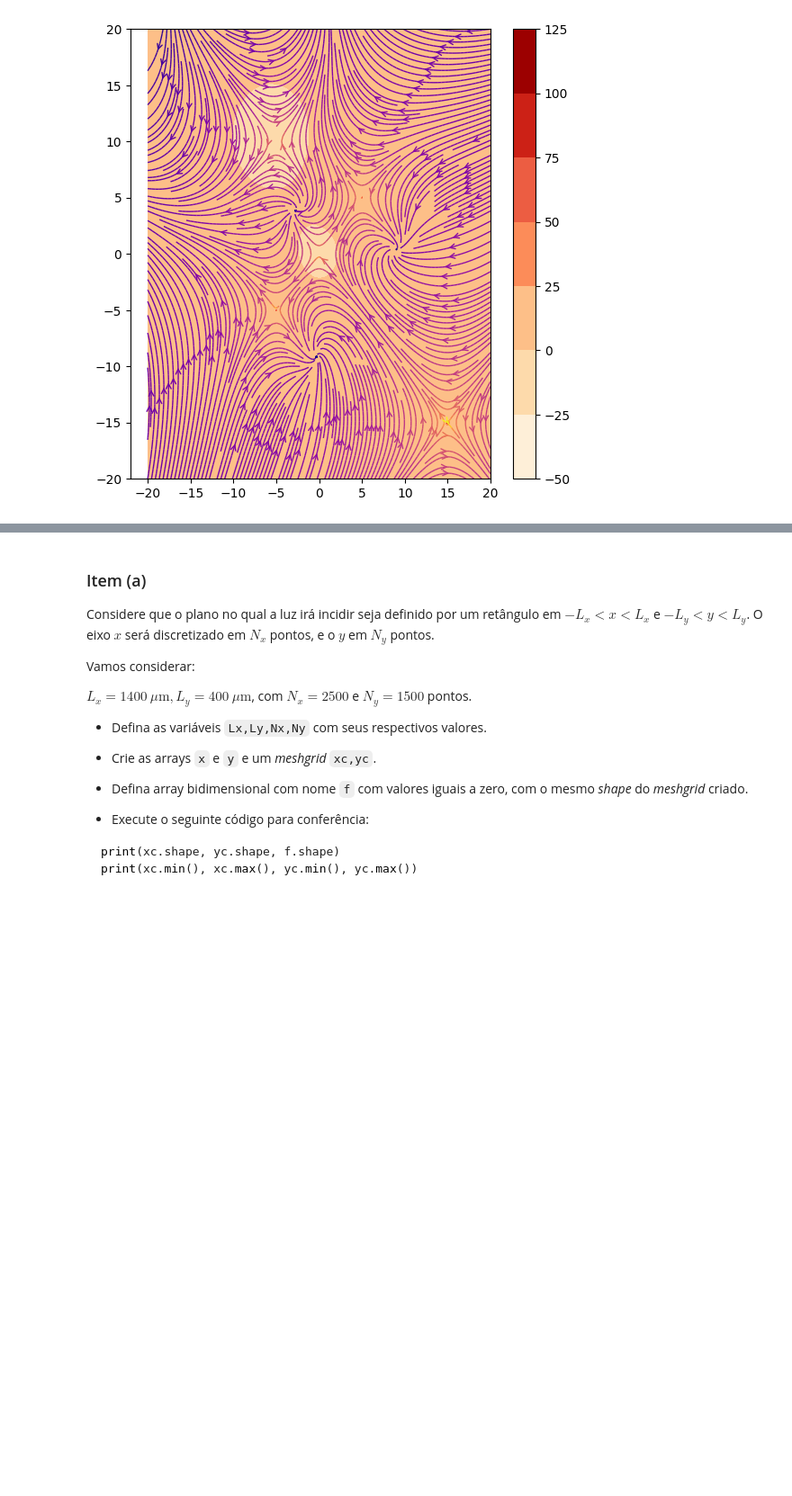
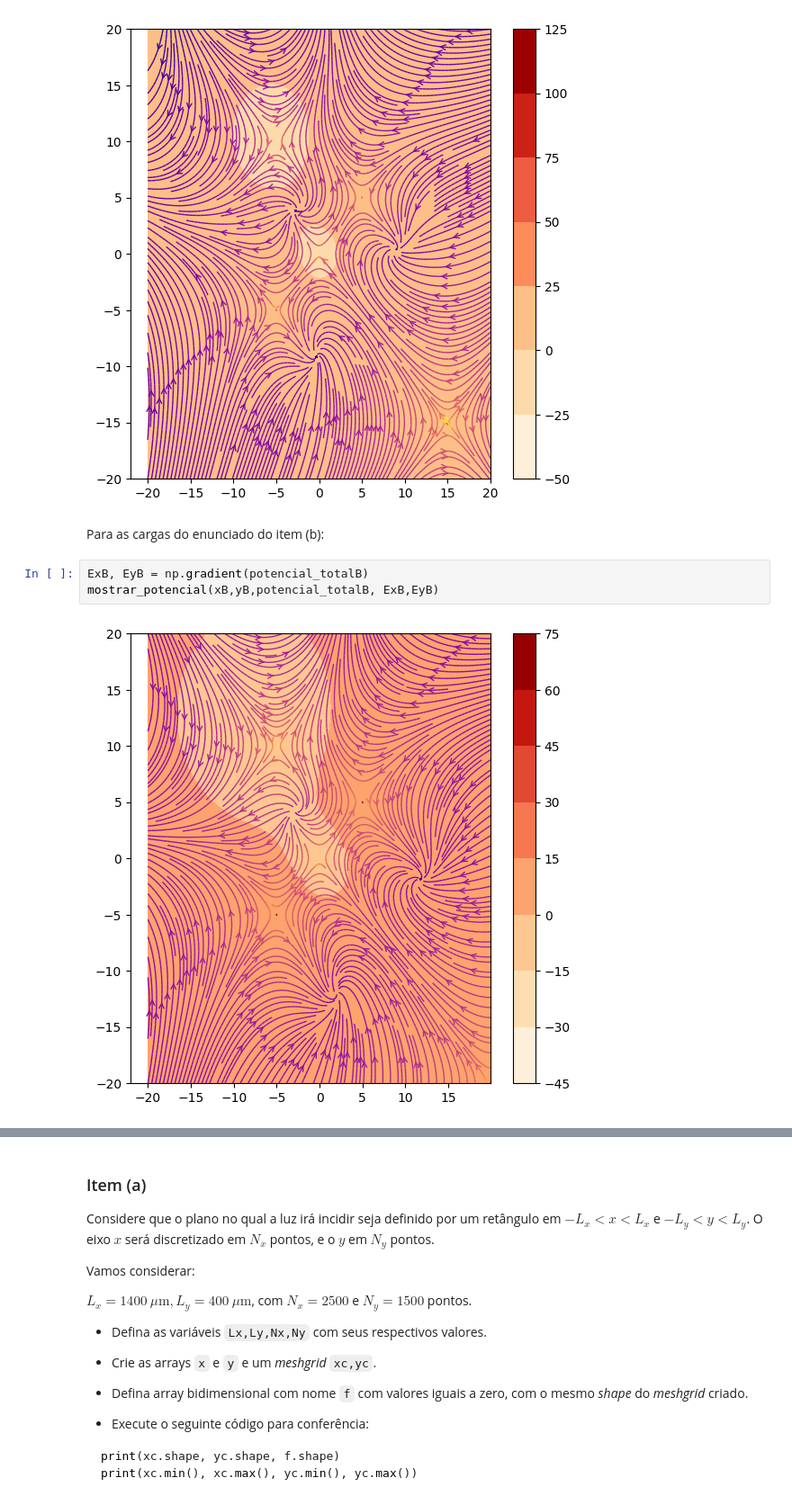
Before and after one commit to igor-inoue/trabalho_2, a Jupyter notebook: 02-trabalho_2.ipynb, the cells around one changed output, grey strips where cells are left out. Shown at 90% size. Saved outputs shown, nothing was run; the diff lists cells and outputs as text; blank space fills up the shorter version.

```diff
--- a/02-trabalho_2.ipynb
+++ b/02-trabalho_2.ipynb
@@ -458,6 +509,13 @@ Ex, Ey = np.gradient(potencial_total)
 mostrar_potencial(x,y,potencial_total, Ex,Ey)
 # %% [output]
 [figure]
+# %% [markdown]
+Para as cargas do enunciado do item (b):
+# %%
+ExB, EyB = np.gradient(potencial_totalB)
+mostrar_potencial(xB,yB,potencial_totalB, ExB,EyB)
+# %% [output]
+[figure, added]
 # %% [markdown]
 ---
 
```
Also changed, not shown: parts of 15 cells of this notebook.
